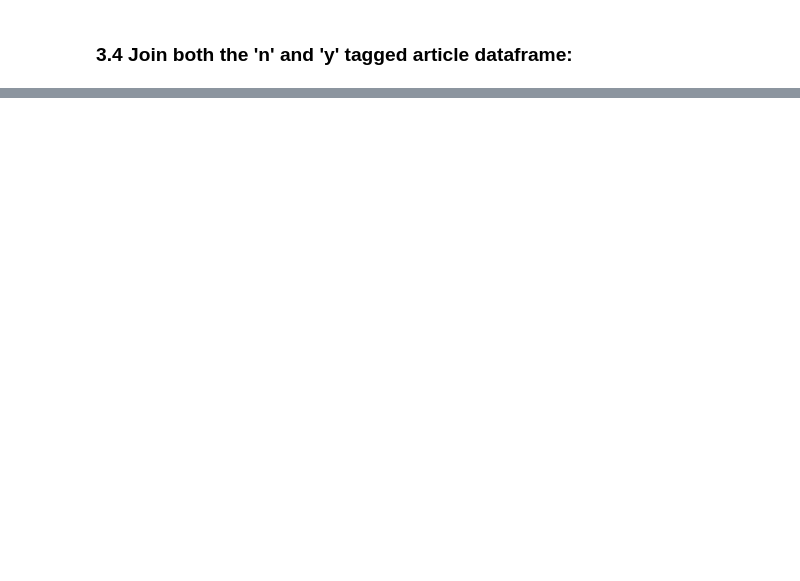
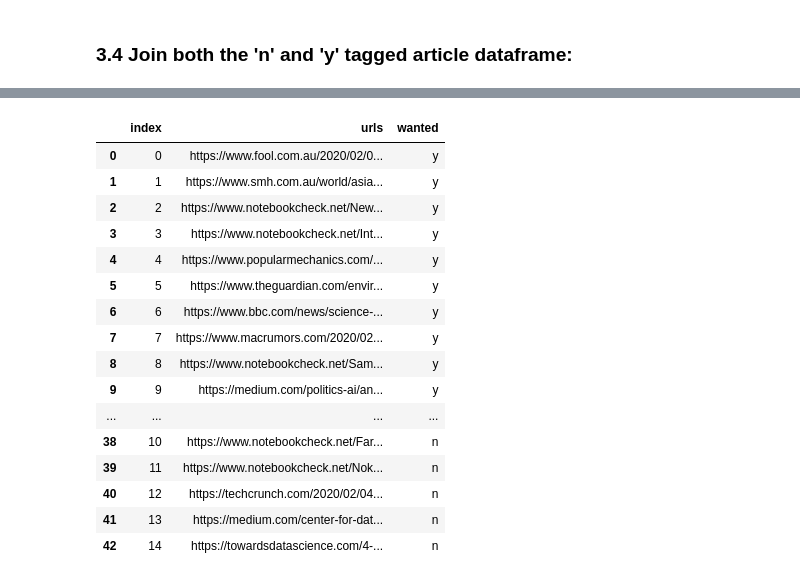
Before and after one commit to ylee9107/ML_app_CreateCustomNewsFeed, a Jupyter notebook: ML_app_CreateCustomNewsFeed.ipynb, the cells around one changed output, grey strips where cells are left out. Saved outputs shown, nothing was run; the diff lists cells and outputs as text; code cells hidden in the pictures; blank space fills up the shorter version.

```diff
--- a/ML_app_CreateCustomNewsFeed.ipynb
+++ b/ML_app_CreateCustomNewsFeed.ipynb
@@ -290,3 +290,24 @@ articles_df
 | 12 | https://techcrunch.com/2020/02/04... | n |
 | 13 | https://medium.com/center-for-dat... | n |
 | 14 | https://towardsdatascience.com/4-... | n |
+# %%
+articles_df_copy = articles_df.reset_index()
+articles_df_copy
+# %% [output]
+|  | index | urls | wanted |
+| 0 | 0 | https://www.fool.com.au/2020/02/0... | y |
+| 1 | 1 | https://www.smh.com.au/world/asia... | y |
+| 2 | 2 | https://www.notebookcheck.net/New... | y |
+| 3 | 3 | https://www.notebookcheck.net/Int... | y |
+| 4 | 4 | https://www.popularmechanics.com/... | y |
+| 5 | 5 | https://www.theguardian.com/envir... | y |
+| 6 | 6 | https://www.bbc.com/news/science-... | y |
+| 7 | 7 | https://www.macrumors.com/2020/02... | y |
+| 8 | 8 | https://www.notebookcheck.net/Sam... | y |
+| 9 | 9 | https://medium.com/politics-ai/an... | y |
+| ... | ... | ... | ... |
+| 38 | 10 | https://www.notebookcheck.net/Far... | n |
+| 39 | 11 | https://www.notebookcheck.net/Nok... | n |
+| 40 | 12 | https://techcrunch.com/2020/02/04... | n |
+| 41 | 13 | https://medium.com/center-for-dat... | n |
+| 42 | 14 | https://towardsdatascience.com/4-... | n |
```
Also changed, not shown: parts of 28 cells of this notebook.
